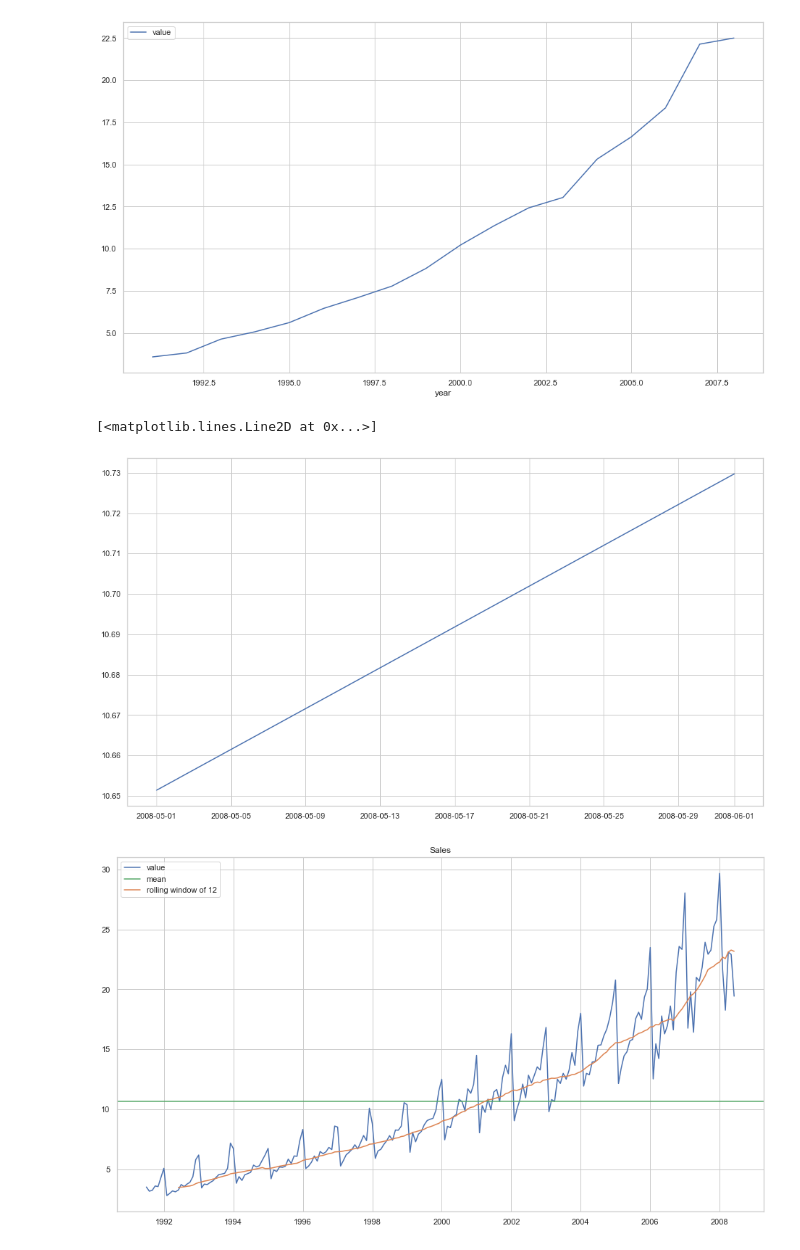
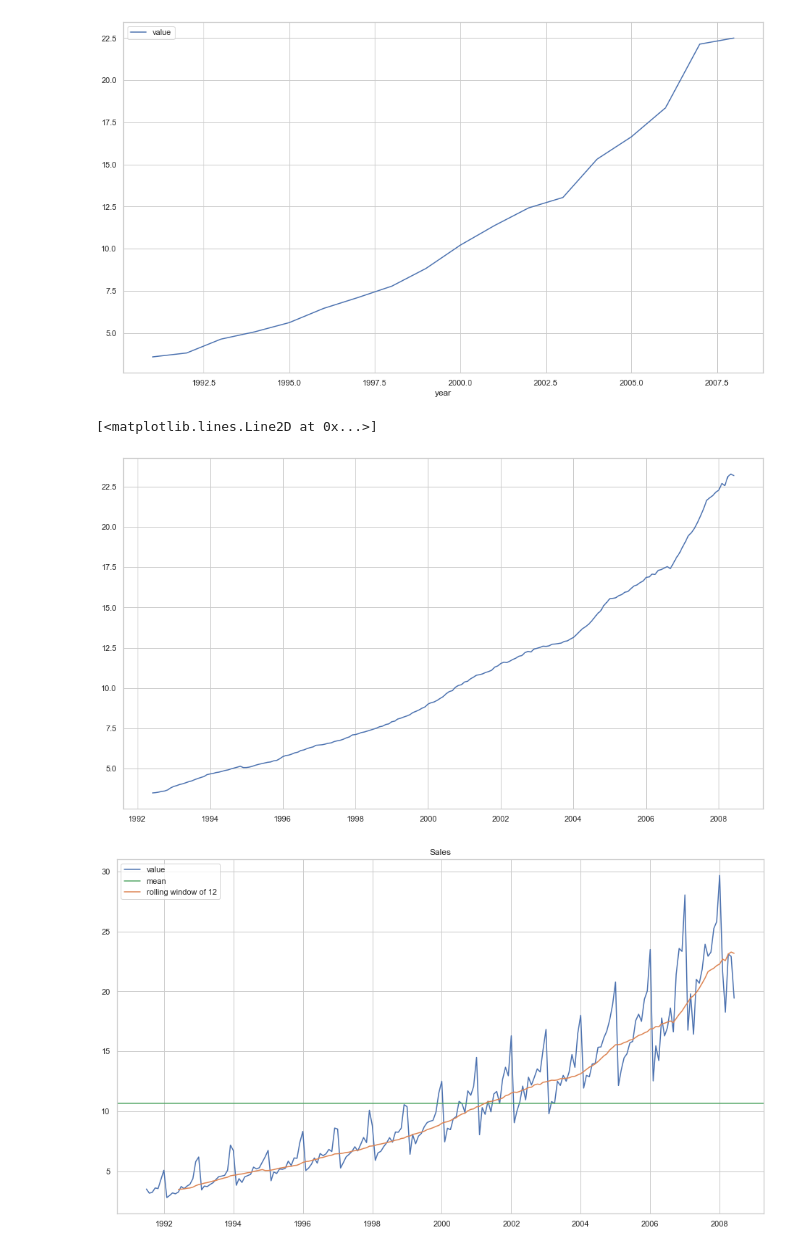
Before and after one commit to Ironhack-data-bcn-feb-2023/lectures, a Jupyter notebook: 37.I - Time series I - Properties (decomposition).ipynb, the cells around one changed output. Cells and saved outputs as stored; diff of their text form; code cells hidden in the pictures.

```diff
--- a/37.I - Time series I - Properties (decomposition).ipynb
+++ b/37.I - Time series I - Properties (decomposition).ipynb
@@ -274,10 +319,10 @@ df.groupby("year").mean().plot();
 # %% [output]
 [figure]
 # %%
-plt.plot(df.value.rolling(window=203).mean(), label="rolling window of 12")
+plt.plot(df.value.rolling(window=12).mean(), label="rolling window of 12")
 # %% [output]
 [<matplotlib.lines.Line2D at 0x...>]
-[figure, old version]
+[figure, new version]
 # %%
 plt.plot(df["value"], label="value")
 plt.title("Sales")
```
Also changed, not shown: parts of 18 cells of this notebook, 2 other files.
